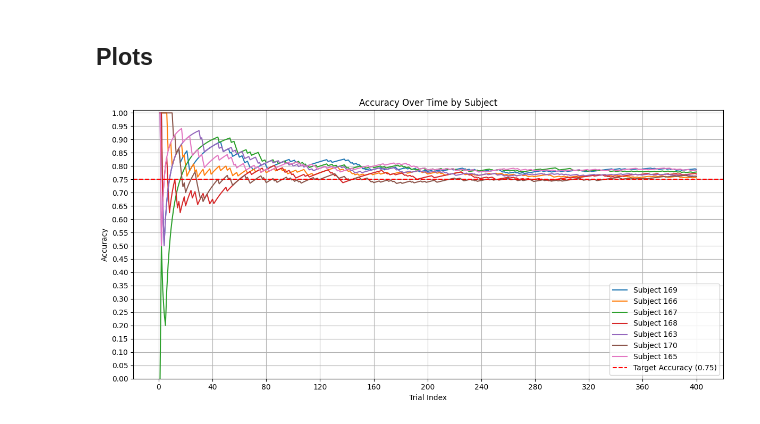
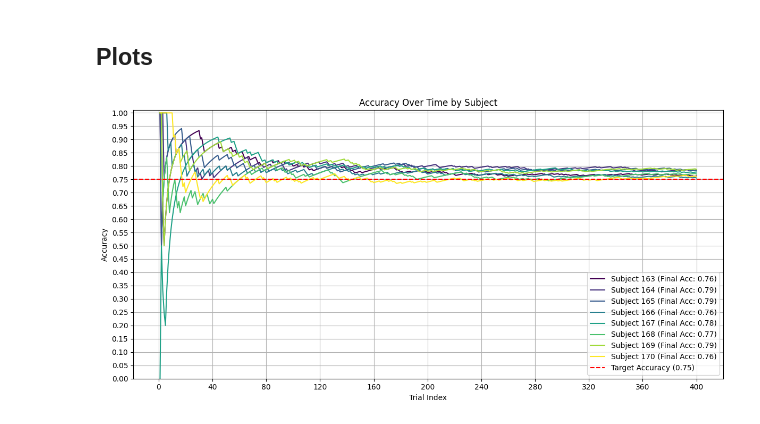
Before and after one commit to Snewski/Neuro_Subjective_Experience, a Jupyter notebook: src/behavioural.ipynb, the cells around one changed output. Saved outputs shown, nothing was run; the diff lists cells and outputs as text; code cells hidden in the pictures.

```diff
--- a/src/behavioural.ipynb
+++ b/src/behavioural.ipynb
@@ -41,39 +42,48 @@ combined_df.head()
 # %% [markdown]
 ## Plots
-# %%
-
-plt.figure(figsize=(12, 6))
-
-# Looping through each subject and ploting their accuracy over time
-for subject in combined_df['subject'].unique():
-    subject_data = combined_df[combined_df['subject'] == subject]
-    plt.plot(
-        subject_data['trial_index'],
-        subject_data['accuracy'],
-        label=f'Subject {subject}'
-    )
-
-# Adding a horizontal reference line at 0.75 accuracy -> supposed target
-plt.axhline(y=0.75, color='red', linestyle='--', linewidth=1.5, label='Target Accuracy (0.75)')
-
-# Axis labels and title
-plt.xlabel('Trial Index')
-plt.ylabel('Accuracy')
-plt.title('Accuracy Over Time by Subject')
-
-# Ticks and grid
-ax = plt.gca()
-ax.xaxis.set_major_locator(MultipleLocator(40))
-ax.yaxis.set_major_locator(MultipleLocator(0.05))
-ax.set_ylim(0,1.01)
-plt.grid(True)
-
-# Legend and layout
-plt.legend()
-plt.tight_layout()
-plt.show()
-# %% [output]
-[figure, removed]
+# %%
+# Accuracy over time
+plt.figure(figsize=(12, 6))
+subjects = sorted(combined_df['subject'].unique())
+cmap = plt.get_cmap('viridis')
+colors = cmap(np.linspace(0, 1, len(subjects)))  # evenly spaced colors
+
+# Loop through subjects with assigned colors
+for color, subject in zip(colors, subjects):
+    subject_data = combined_df[combined_df['subject'] == subject]
+
+    # Get final accuracy at trial_index == 400, for labels
+    final_acc = subject_data[subject_data['trial_index'] == 400]['accuracy'].values
+    final_acc_str = f'{final_acc[0]:.2f}'
+
+    plt.plot(
+        subject_data['trial_index'],
+        subject_data['accuracy'],
+        label=f'Subject {subject} (Final Acc: {final_acc_str})',
+        color=color
+    )
+
+# Reference line
+plt.axhline(y=0.75, color='red', linestyle='--', linewidth=1.5, label='Target Accuracy (0.75)')
+
+# Labels and title
+plt.xlabel('Trial Index')
+plt.ylabel('Accuracy')
+plt.title('Accuracy Over Time by Subject')
+
+# Ticks and grid
+ax = plt.gca()
+ax.xaxis.set_major_locator(MultipleLocator(40))
+ax.yaxis.set_major_locator(MultipleLocator(0.05))
+ax.set_ylim(0, 1.01)
+plt.grid(True)
+
+# Legend and layout
+plt.legend()
+plt.tight_layout()
+plt.show()
+# %% [output]
+[figure, added]
 # %%
 # Accuracy by subjective response
 accuracy_by_response = (
```
Also changed, not shown: parts of 13 cells of this notebook, 8 other files.
